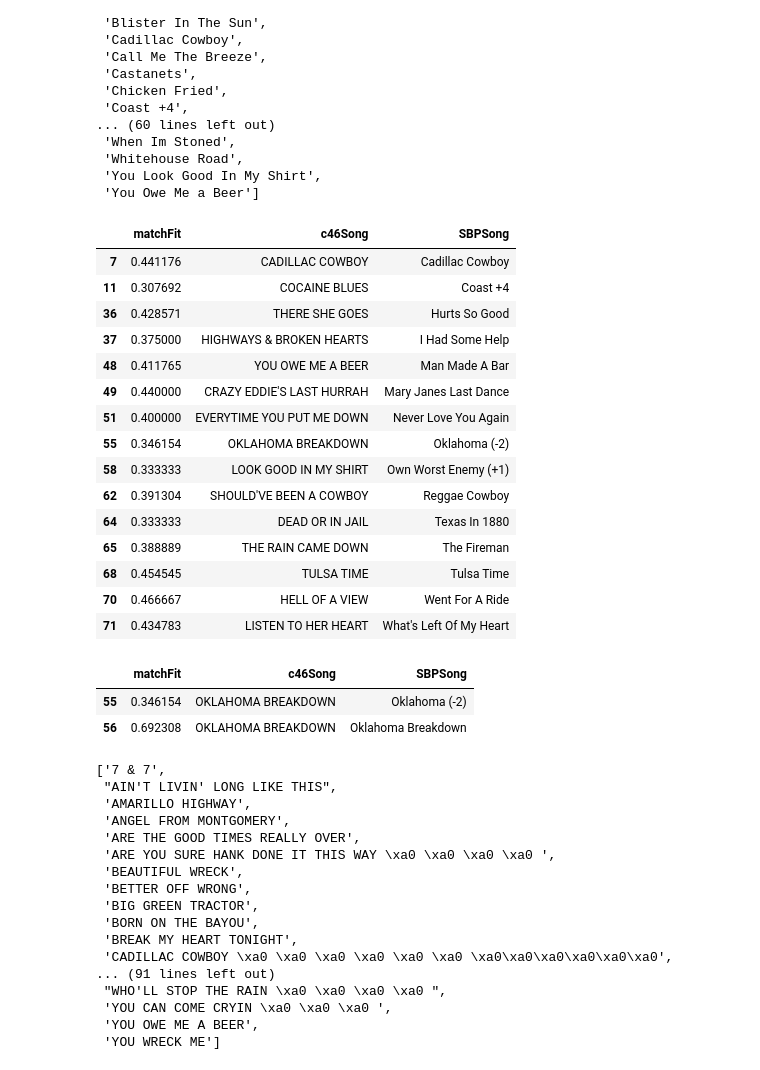
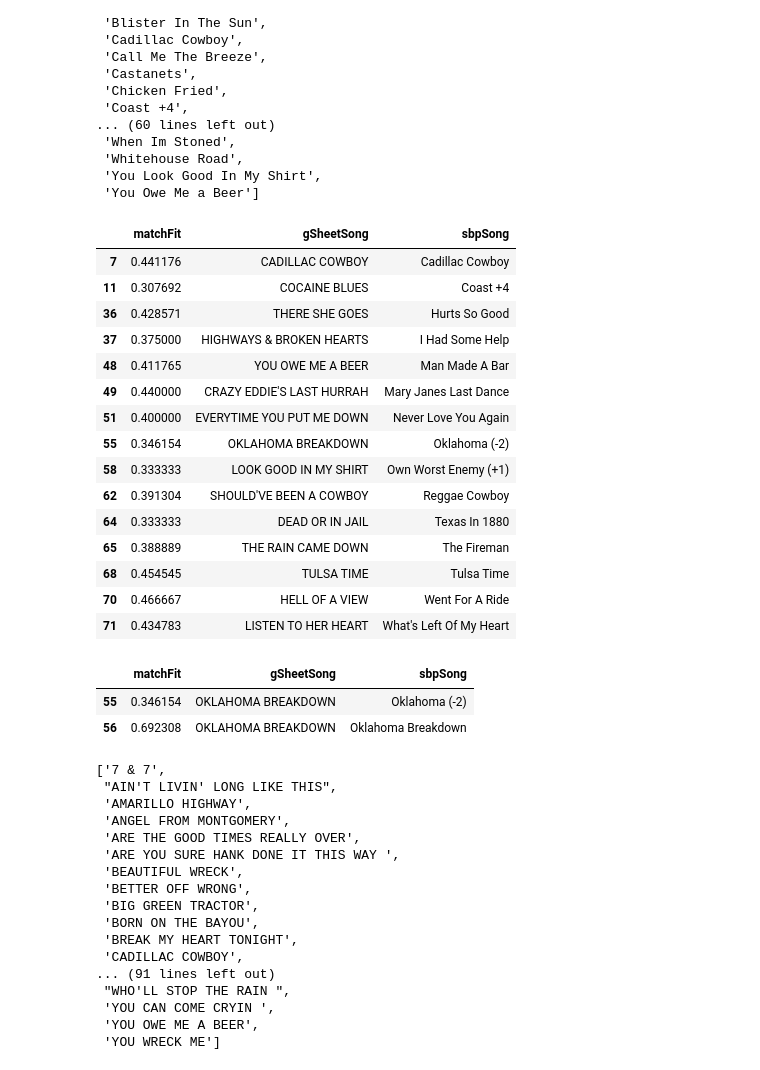
Before and after one commit to mtingey/SetListMaker, a Jupyter notebook: gsheet.ipynb, the cells around one changed output. Cells and saved outputs as stored; diff of their text form; code cells hidden in the pictures.

```diff
--- a/gsheet.ipynb
+++ b/gsheet.ipynb
@@ -16,3 +17,7 @@ API_KEY = str(os.environ.get('GSHEET_API_KEY'))
+# %%
+API_KEY = str(os.getenv('GSHEET_API_KEY'))
+SPREADSHEET_ID = str(os.getenv('C46_GSHEET_ID'))
+RANGE_NAME = 'Filtered!A1:M108'
 # %%
 def authenticate_sheets(api_key):
     return build('sheets', 'v4', developerKey=api_key).spreadsheets()
@@ -20,8 +25,8 @@ def authenticate_sheets(api_key):
 sheets = authenticate_sheets(API_KEY)
 result = sheets.values().get(spreadsheetId=SPREADSHEET_ID, range=RANGE_NAME).execute()
 
-c46_songs = result['values']
-keys = c46_songs[0]
-values = c46_songs[1:]
+gSheet_data = result['values']
+keys = gSheet_data[0]
+values = gSheet_data[1:]
 # %%
 # songs = dict.fromkeys(keys)
@@ -33,4 +38 @@ for value in values:
-# %%
-for song in song_list:
-    song['Song Title'].strip('\xa0')
 # %%
@@ -132,13 +132,13 @@ for song in sbp_songs:
     # song_match = song_set.get(song)[0] + (song,)
     # song_matches.append(song_match)
 
-    song_matches.append(dict(matchFit=song_set.get(song)[0][0], c46Song=song_set.get(song)[0][1], SBPSong=song))
+    song_matches.append(dict(matchFit=song_set.get(song)[0][0], gSheetSong=song_set.get(song)[0][1], sbpSong=song))
 
 song_matches_df = pd.DataFrame(song_matches)
 # %%
 song_matches_df.query('matchFit < .5')
 # %% [output]
-|  | matchFit | c46Song | SBPSong |
+|  | matchFit | gSheetSong | sbpSong |
 | 7 | 0.441176 | CADILLAC COWBOY | Cadillac Cowboy |
 | 11 | 0.307692 | COCAINE BLUES | Coast +4 |
 | 36 | 0.428571 | THERE SHE GOES | Hurts So Good |
@@ -155,16 +155,16 @@ song_matches_df.query('matchFit < .5')
 | 70 | 0.466667 | HELL OF A VIEW | Went For A Ride |
 | 71 | 0.434783 | LISTEN TO HER HEART | What's Left Of My Heart |
 # %%
-song_matches_df.query('c46Song.str.contains("OKLAHOMA")')
+song_matches_df.query('gSheetSong.str.contains("OKLAHOMA")')
 # %% [output]
-|  | matchFit | c46Song | SBPSong |
+|  | matchFit | gSheetSong | sbpSong |
 | 55 | 0.346154 | OKLAHOMA BREAKDOWN | Oklahoma (-2) |
 | 56 | 0.692308 | OKLAHOMA BREAKDOWN | Oklahoma Breakdown |
 # %%
 sorted_songs = []
 
-for song in song_list:
-    sorted_songs.append((song['Song Title']))
+for song in gSheet_songs:
+    sorted_songs.append((song['Song Title'].replace(' \xa0','').replace('\xa0','')))
 
 sorted_songs.sort()
 
@@ -175,15 +175,15 @@ sorted_songs
  'AMARILLO HIGHWAY',
  'ANGEL FROM MONTGOMERY',
  'ARE THE GOOD TIMES REALLY OVER',
- 'ARE YOU SURE HANK DONE IT THIS WAY \xa0 \xa0 \xa0 \xa0 ',
+ 'ARE YOU SURE HANK DONE IT THIS WAY ',
  'BEAUTIFUL WRECK',
  'BETTER OFF WRONG',
  'BIG GREEN TRACTOR',
  'BORN ON THE BAYOU',
  'BREAK MY HEART TONIGHT',
- 'CADILLAC COWBOY \xa0 \xa0 \xa0 \xa0 \xa0 \xa0 \xa0\xa0\xa0\xa0\xa0\xa0',
+ 'CADILLAC COWBOY',
 ... (91 lines left out)
- "WHO'LL STOP THE RAIN \xa0 \xa0 \xa0 \xa0 ",
- 'YOU CAN COME CRYIN \xa0 \xa0 \xa0 ',
+ "WHO'LL STOP THE RAIN ",
+ 'YOU CAN COME CRYIN ',
  'YOU OWE ME A BEER',
  'YOU WRECK ME']
```
Also changed, not shown: parts of 9 cells of this notebook, 2 other files.
